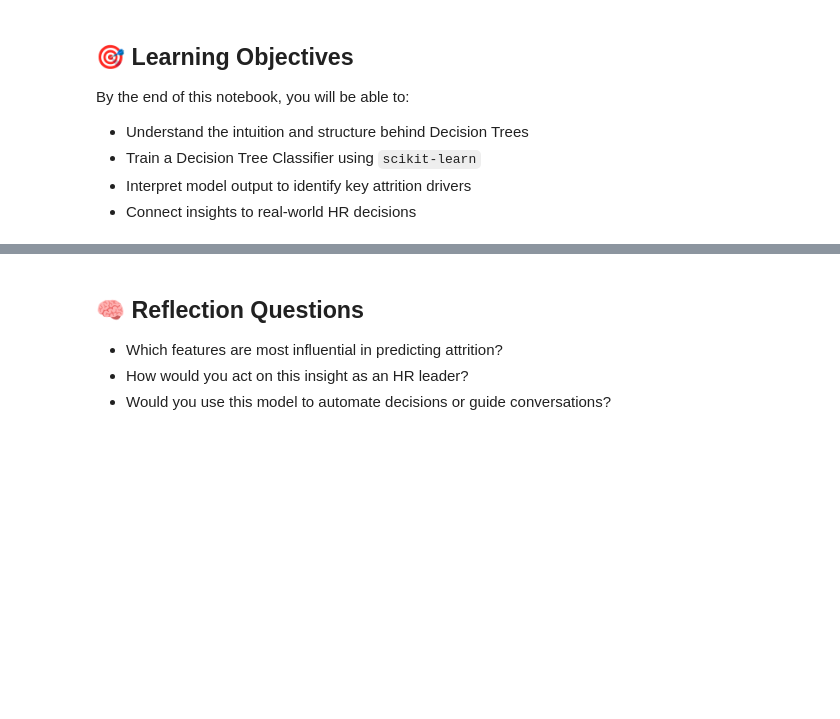
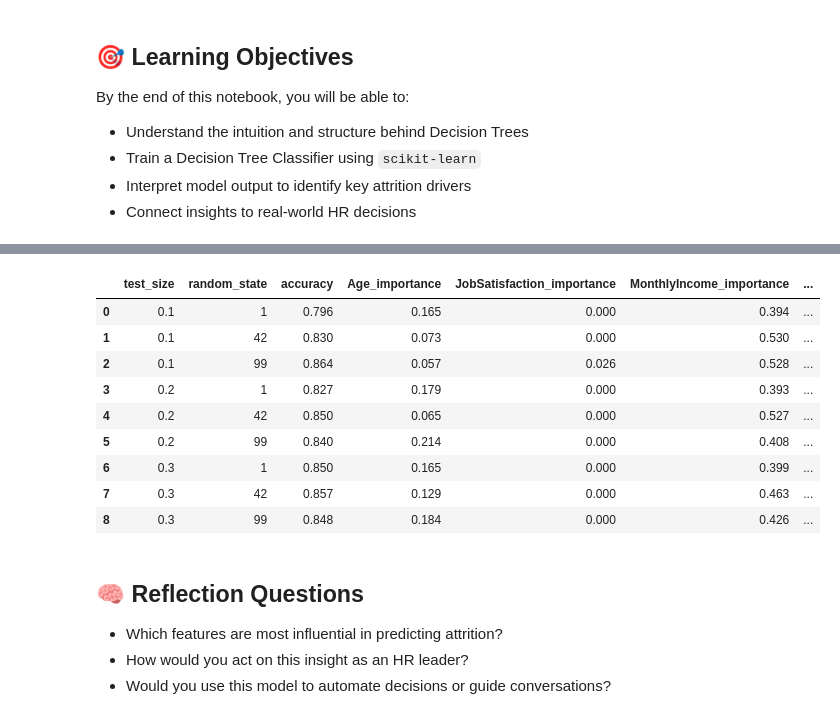
Before and after one commit to activesun1982/decision-tree-hr-attrition-analysis, a Jupyter notebook: decision_tree_attrition_fixed.ipynb, the cells around one changed output, grey strips where cells are left out. Drawn from its saved outputs; the diff is of its cells as text; code cells hidden in the pictures; blank space fills up the shorter version.

```diff
--- a/decision_tree_attrition_fixed.ipynb
+++ b/decision_tree_attrition_fixed.ipynb
@@ -50,3 +160,49 @@ print("Feature Importances:\n", importance)
+# %%
+# Prepare experiment
+results = []
+test_sizes = [0.1, 0.2, 0.3]
+random_states = [1, 42, 99]
+
+# Loop over combinations
+for test_size in test_sizes:
+    for rand in random_states:
+        X_train, X_test, y_train, y_test = train_test_split(X, y, test_size=test_size, random_state=rand)
+        model = DecisionTreeClassifier(max_depth=3, random_state=rand)
+        model.fit(X_train, y_train)
+        y_pred = model.predict(X_test)
+        acc = accuracy_score(y_test, y_pred)
+        fi = model.feature_importances_
+
+        results.append({
+            "test_size": test_size,
+            "random_state": rand,
+            "accuracy": round(acc, 3),
+            "Age_importance": round(fi[0], 3),
+            "JobSatisfaction_importance": round(fi[1], 3),
+            "MonthlyIncome_importance": round(fi[2], 3),
+            "DistanceFromHome_importance": round(fi[3], 3),
+            "OverTime_importance": round(fi[4], 3)
+        })
+
+# Convert to DataFrame
+results_df = pd.DataFrame(results)
+results_df
+
+#💡 What students learn from this:
+#How model accuracy varies by test split and seed
+#Which features consistently matter most
+#Why tuning and reproducibility matter in ML
+# %% [output]
+|  | test_size | random_state | accuracy | Age_importance | JobSatisfaction_importance | MonthlyIncome_importance | ... |
+| 0 | 0.1 | 1 | 0.796 | 0.165 | 0.000 | 0.394 | ... |
+| 1 | 0.1 | 42 | 0.830 | 0.073 | 0.000 | 0.530 | ... |
+| 2 | 0.1 | 99 | 0.864 | 0.057 | 0.026 | 0.528 | ... |
+| 3 | 0.2 | 1 | 0.827 | 0.179 | 0.000 | 0.393 | ... |
+| 4 | 0.2 | 42 | 0.850 | 0.065 | 0.000 | 0.527 | ... |
+| 5 | 0.2 | 99 | 0.840 | 0.214 | 0.000 | 0.408 | ... |
+| 6 | 0.3 | 1 | 0.850 | 0.165 | 0.000 | 0.399 | ... |
+| 7 | 0.3 | 42 | 0.857 | 0.129 | 0.000 | 0.463 | ... |
+| 8 | 0.3 | 99 | 0.848 | 0.184 | 0.000 | 0.426 | ... |
 # %% [markdown]
 ## 🧠 Reflection Questions
 - Which features are most influential in predicting attrition?
```
Also changed, not shown: parts of 8 cells of this notebook.
